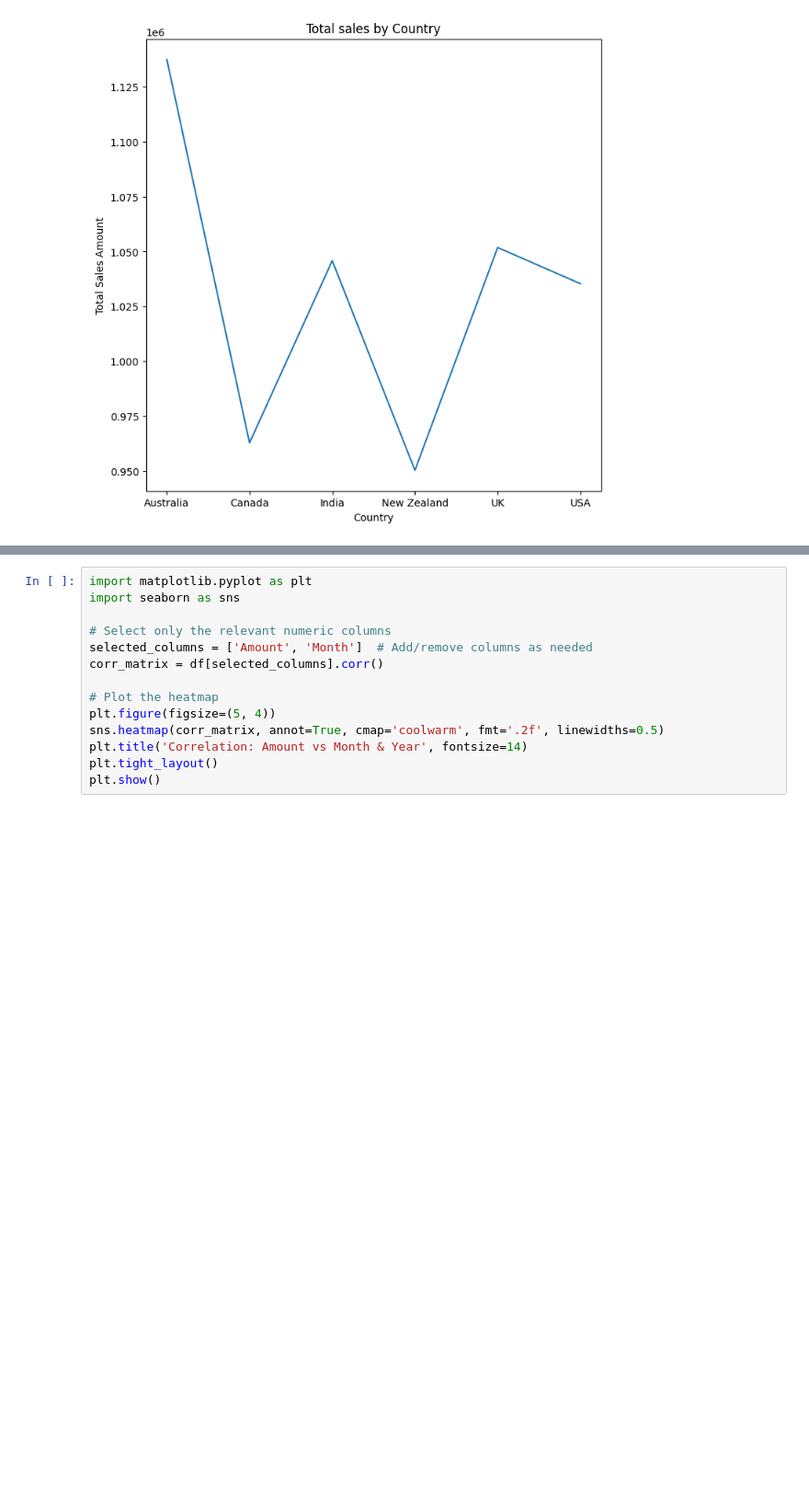
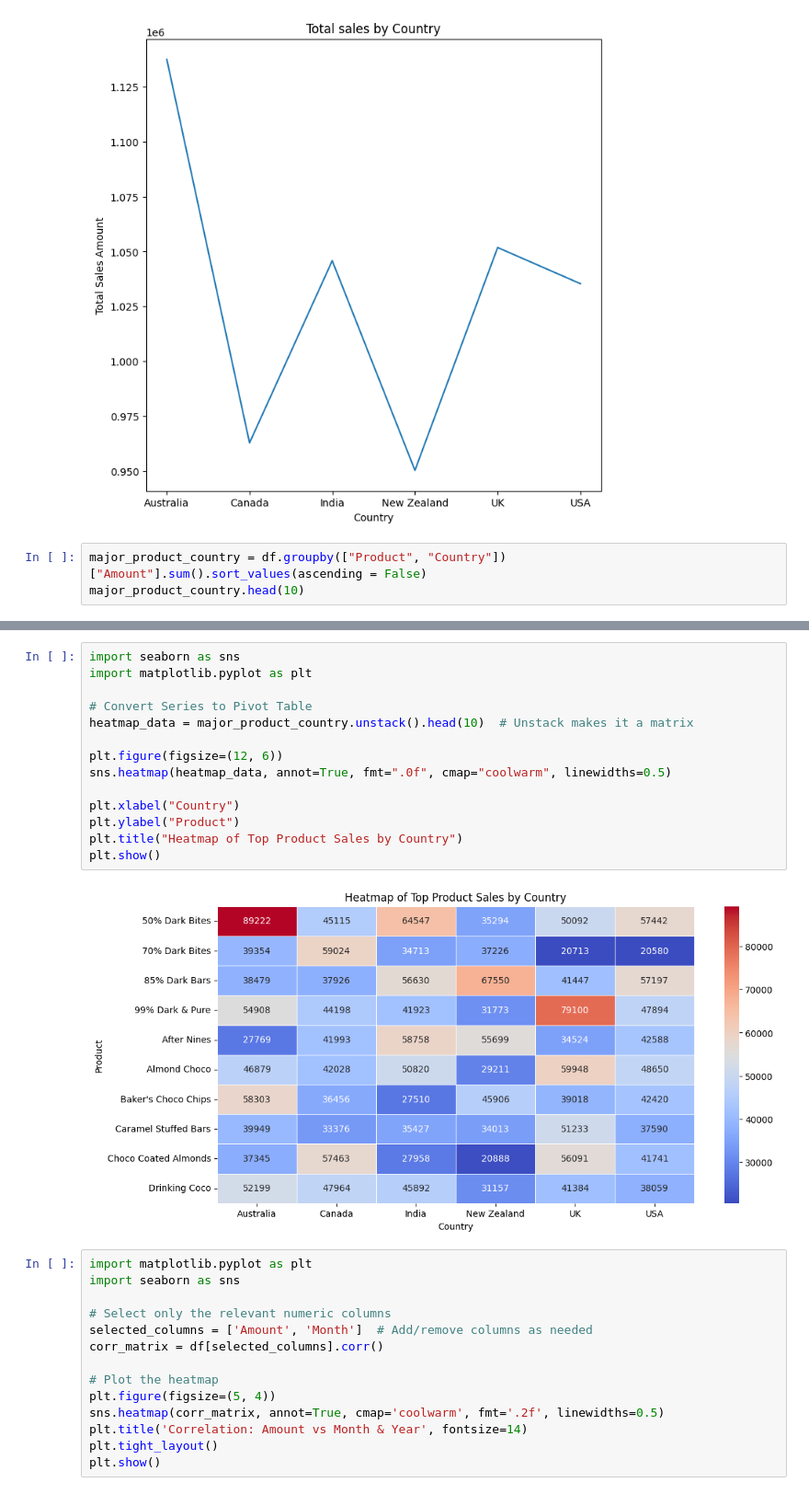
Before and after one commit to kalpana-gelli/chocolate-sales-prediction, a Jupyter notebook: Chocolate Sales EDA_Prediction.ipynb, the cells around one changed output, grey strips where cells are left out. Shown at 92% size. Drawn from its saved outputs; the diff is of its cells as text; blank space fills up the shorter version.

```diff
--- a/Chocolate Sales EDA_Prediction.ipynb
+++ b/Chocolate Sales EDA_Prediction.ipynb
@@ -343,3 +343,6 @@ plt.title("Total sales by Country")
 plt.show()
 # %% [output]
 [figure]
+# %%
+major_product_country = df.groupby(["Product", "Country"])["Amount"].sum().sort_values(ascending = False)
+major_product_country.head(10)
@@ -346,3 +362,19 @@ plt.show()
+# %%
+import seaborn as sns
+import matplotlib.pyplot as plt
+
+# Convert Series to Pivot Table
+heatmap_data = major_product_country.unstack().head(10)  # Unstack makes it a matrix
+
+plt.figure(figsize=(12, 6))
+sns.heatmap(heatmap_data, annot=True, fmt=".0f", cmap="coolwarm", linewidths=0.5)
+
+plt.xlabel("Country")
+plt.ylabel("Product")
+plt.title("Heatmap of Top Product Sales by Country")
+plt.show()
+# %% [output]
+[figure, added]
 # %%
 import matplotlib.pyplot as plt
 import seaborn as sns
```
Also changed, not shown: parts of 1 cell of this notebook.
